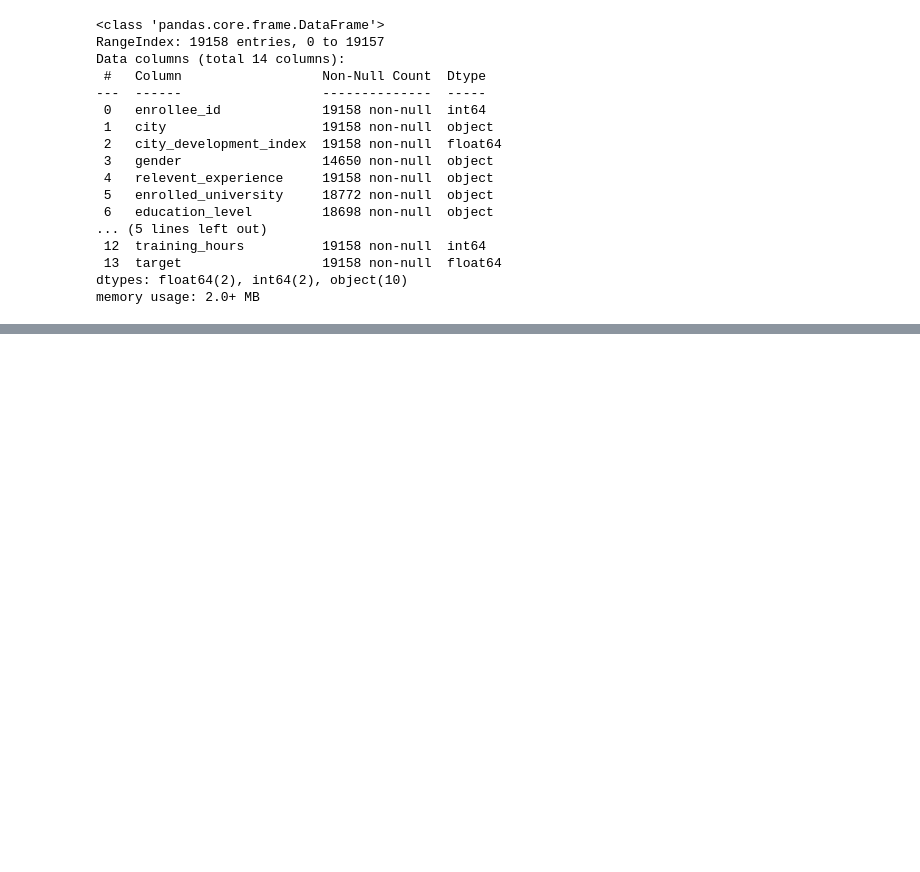
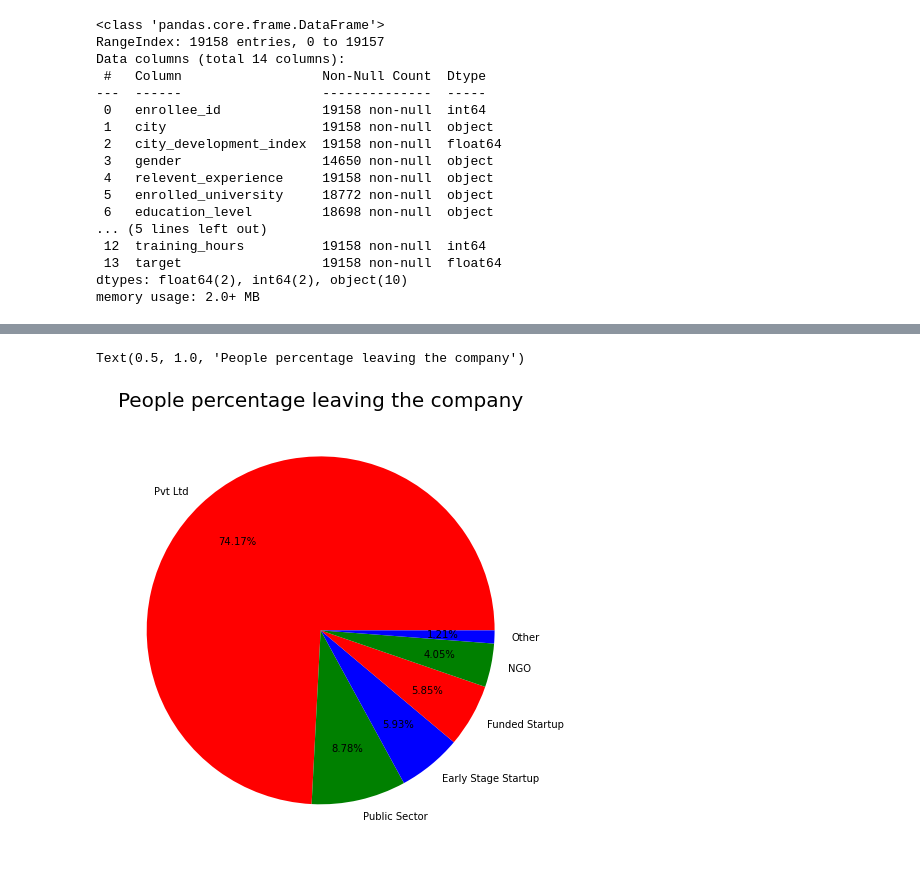
Before and after one commit to PragatiGupta97/Data-Science-for-business, a Jupyter notebook: HR_Analytics.ipynb, the cells around one changed output, grey strips where cells are left out. Cells and saved outputs as stored; diff of their text form; code cells hidden in the pictures; blank space fills up the shorter version.

```diff
--- a/HR_Analytics.ipynb
+++ b/HR_Analytics.ipynb
@@ -62,0 +109,13 @@ memory usage: 2.0+ MB
+# %%
+company = data[data['target'] == 1]['company_type']
+
+company_temp = company.value_counts()
+labels = company_temp.keys()
+bar,ax = plt.subplots(figsize=(8,8))
+plt.pie(x = company_temp, labels = labels , colors = ['red','green','blue'],
+   autopct="%.2f%%",pctdistance=0.7)
+
+plt.title('People percentage leaving the company', fontsize=20)
+# %% [output]
+Text(0.5, 1.0, 'People percentage leaving the company')
+[figure, added]
```
Also changed, not shown: parts of 48 cells of this notebook.
